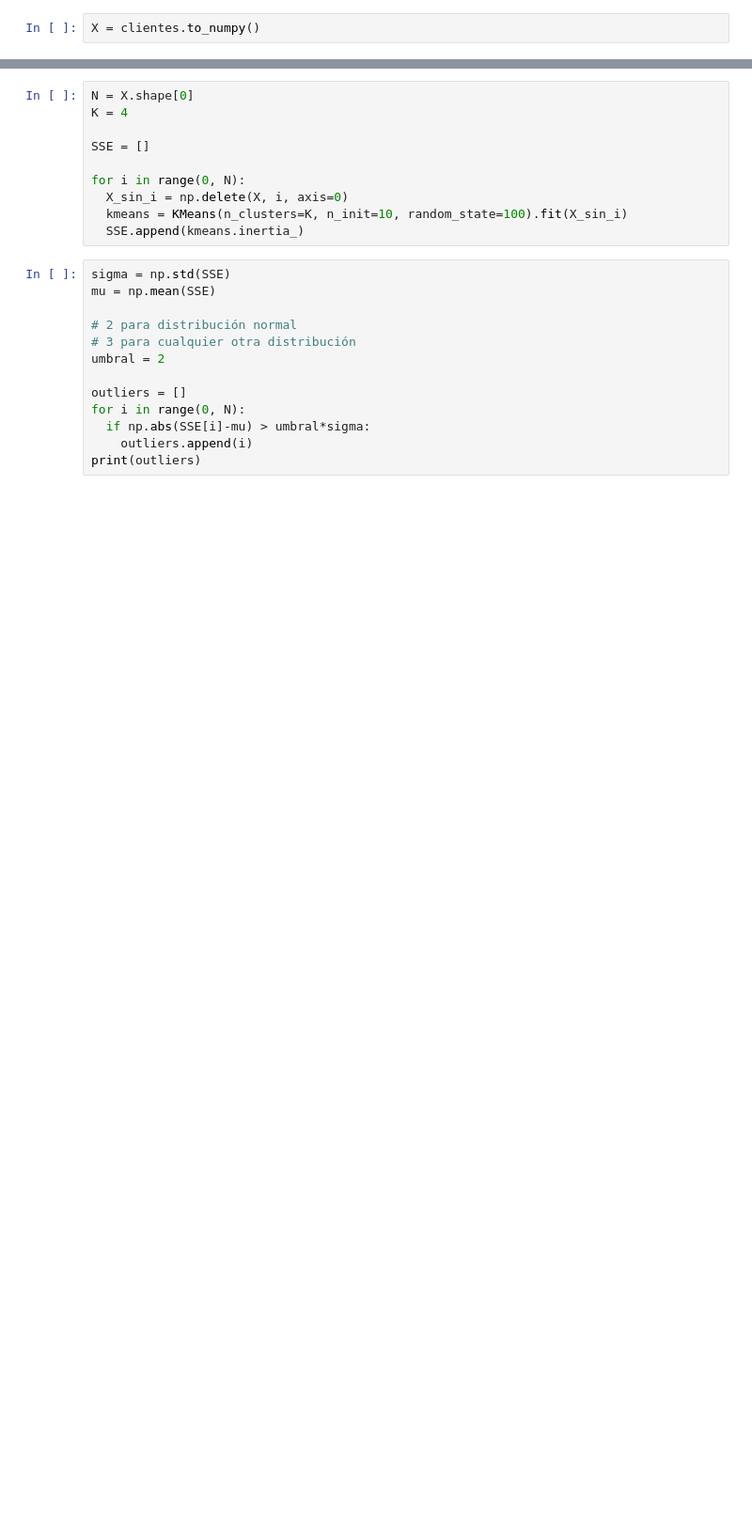
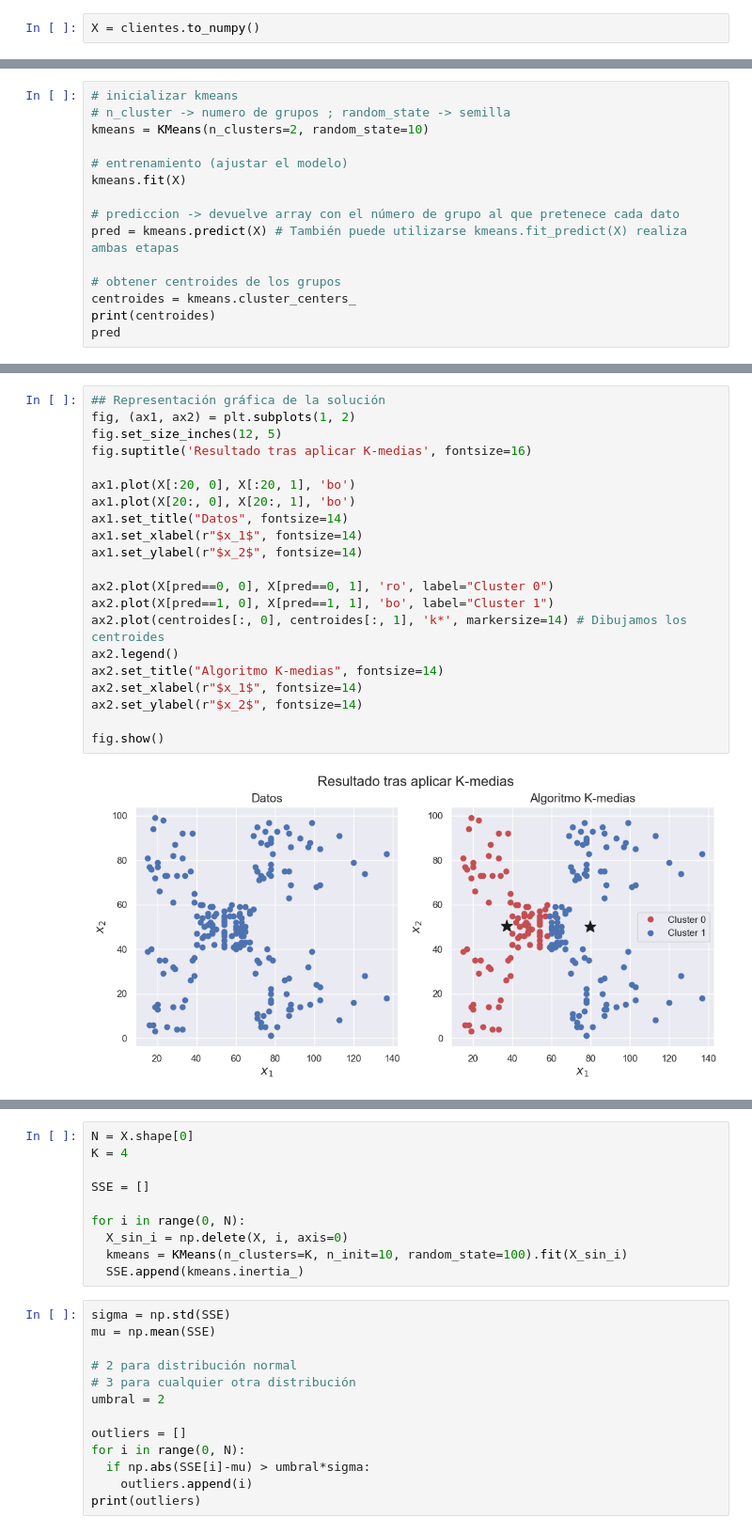
Before and after one commit to aitorTD/sist_aprendizaje_aut, a Jupyter notebook: aprendizaje_no_supervisado.ipynb, the cells around one changed output, grey strips where cells are left out. Shown at 94% size. Cells and saved outputs as stored; diff of their text form; blank space fills up the shorter version.

```diff
--- a/aprendizaje_no_supervisado.ipynb
+++ b/aprendizaje_no_supervisado.ipynb
@@ -55,0 +132,15 @@ X = clientes.to_numpy()
+# %%
+# inicializar kmeans
+# n_cluster -> numero de grupos ; random_state -> semilla
+kmeans = KMeans(n_clusters=2, random_state=10)
+
+# entrenamiento (ajustar el modelo)
+kmeans.fit(X)
+
+# prediccion -> devuelve array con el número de grupo al que pretenece cada dato
+pred = kmeans.predict(X) # También puede utilizarse kmeans.fit_predict(X) realiza ambas etapas
+
+# obtener centroides de los grupos
+centroides = kmeans.cluster_centers_
+print(centroides)
+pred
@@ -55,0 +160,23 @@ X = clientes.to_numpy()
+# %%
+## Representación gráfica de la solución
+fig, (ax1, ax2) = plt.subplots(1, 2)
+fig.set_size_inches(12, 5)
+fig.suptitle('Resultado tras aplicar K-medias', fontsize=16)
+
+ax1.plot(X[:20, 0], X[:20, 1], 'bo')
+ax1.plot(X[20:, 0], X[20:, 1], 'bo')
+ax1.set_title("Datos", fontsize=14)
+ax1.set_xlabel(r"$x_1$", fontsize=14)
+ax1.set_ylabel(r"$x_2$", fontsize=14)
+
+ax2.plot(X[pred==0, 0], X[pred==0, 1], 'ro', label="Cluster 0")
+ax2.plot(X[pred==1, 0], X[pred==1, 1], 'bo', label="Cluster 1")
+ax2.plot(centroides[:, 0], centroides[:, 1], 'k*', markersize=14) # Dibujamos los centroides
+ax2.legend()
+ax2.set_title("Algoritmo K-medias", fontsize=14)
+ax2.set_xlabel(r"$x_1$", fontsize=14)
+ax2.set_ylabel(r"$x_2$", fontsize=14)
+
+fig.show()
+# %% [output]
+[figure, added]
```
Also changed, not shown: parts of 28 cells of this notebook, 1 other file.
